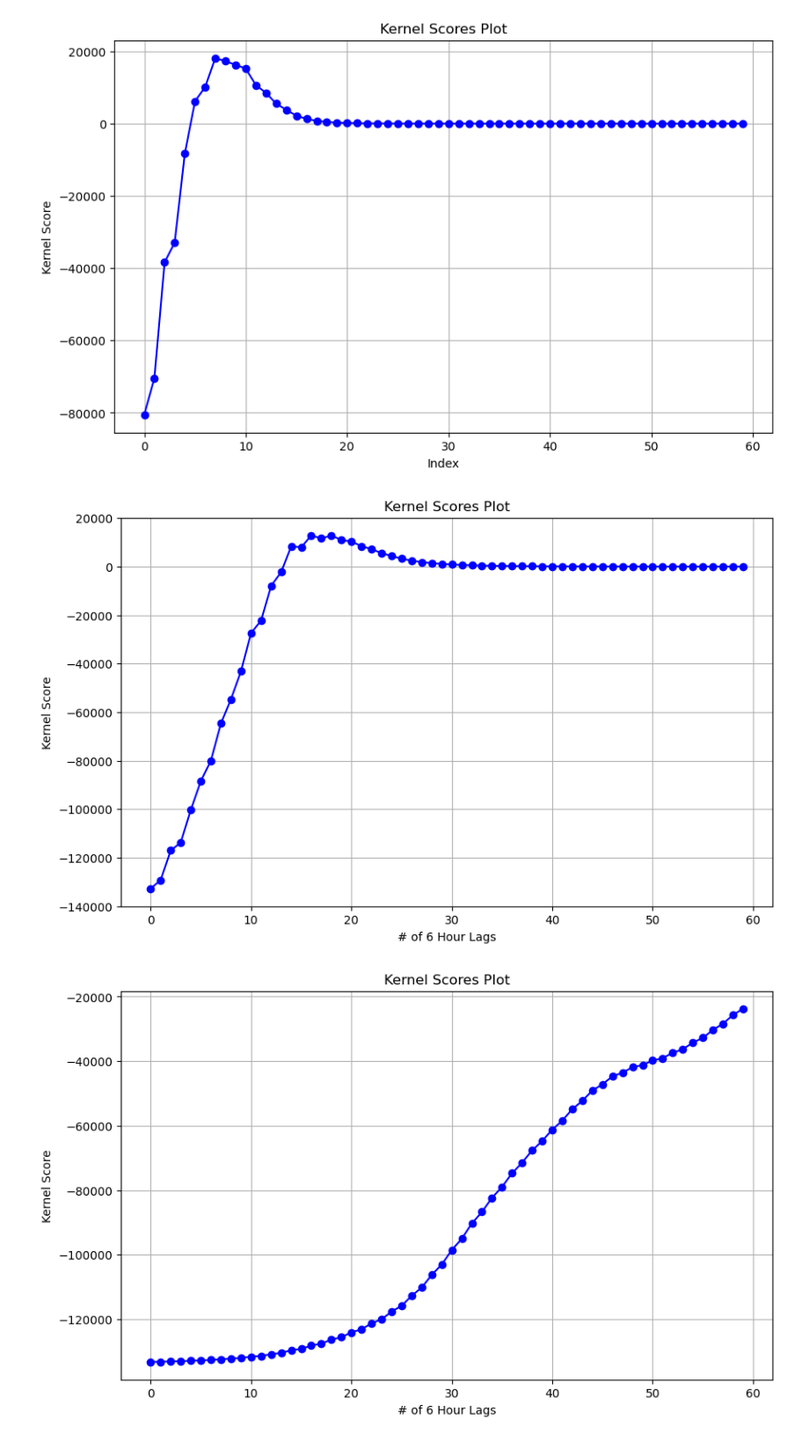
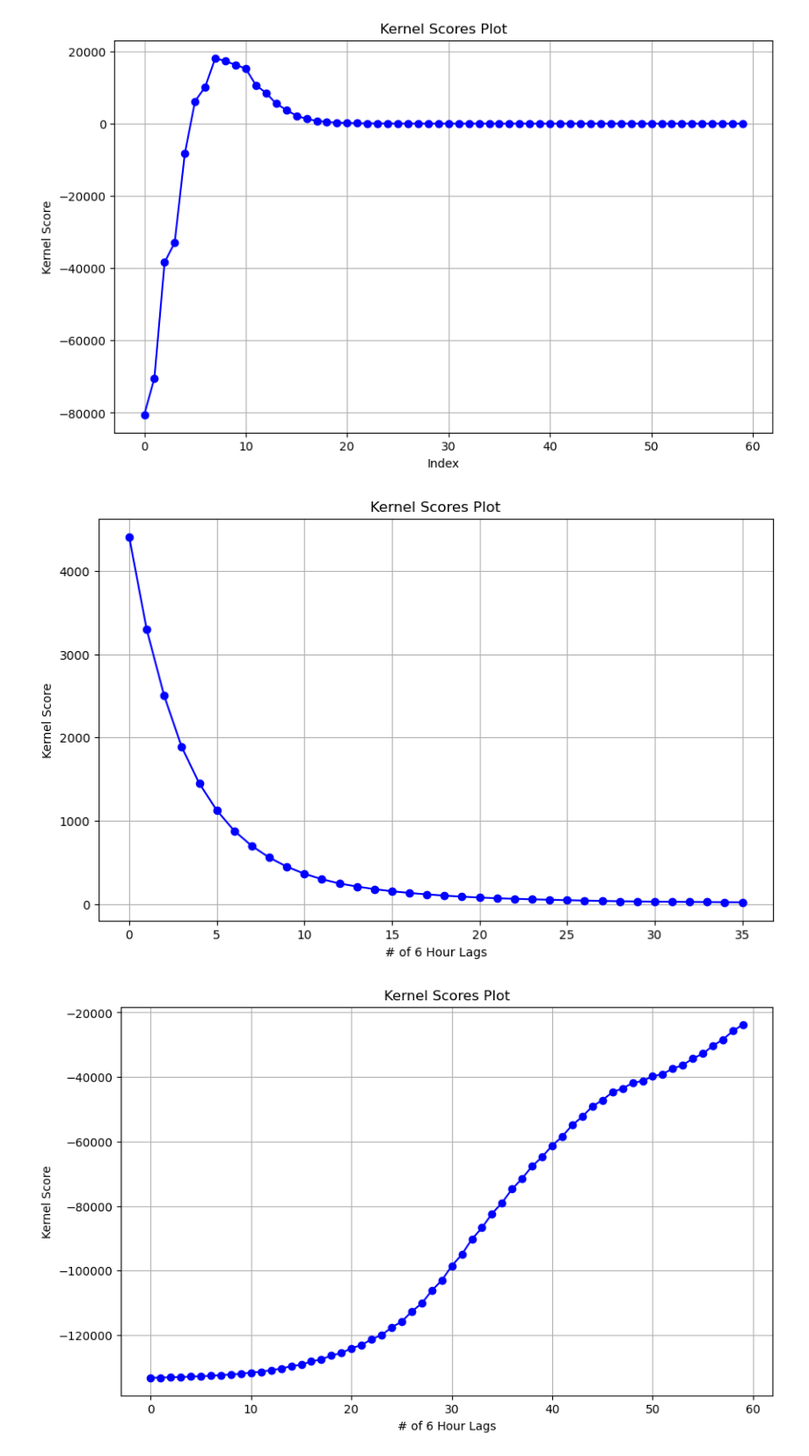
Before and after one commit to archerdodson/WeatherBench2-Implementation, a Jupyter notebook: SigKernelWeatherBench.ipynb, the cells around one changed output. Shown at 88% size. Drawn from its saved outputs; the diff is of its cells as text; code cells hidden in the pictures.

```diff
--- a/SigKernelWeatherBench.ipynb
+++ b/SigKernelWeatherBench.ipynb
@@ -439,17 +446,17 @@ plt.show()
 # %% [output]
 [figure]
 # %%
-kernelscores
+kernelscores2max # = kernelscores
 #Diving by 2*max, looks better?
 plt.figure(figsize=(10, 6))  # Set the figure size if needed
-plt.plot(kernelscores, marker='o', linestyle='-', color='b')  # Plot with line and marker
+plt.plot(kernelscores2max[24:], marker='o', linestyle='-', color='b')  # Plot with line and marker
 plt.title("Kernel Scores Plot")
 plt.xlabel("# of 6 Hour Lags")
 plt.ylabel("Kernel Score")
 plt.grid(True)  # Optional: add a grid for better readability
 plt.show()
 
 #Largely reduces the alternating 0-12, 6-18 hour zigzag, still can be seen slightly but not causing changed minimum
 # %% [output]
-[figure, old version]
+[figure, new version]
 # %%
```
Also changed, not shown: parts of 7 cells of this notebook, 2 other files.
